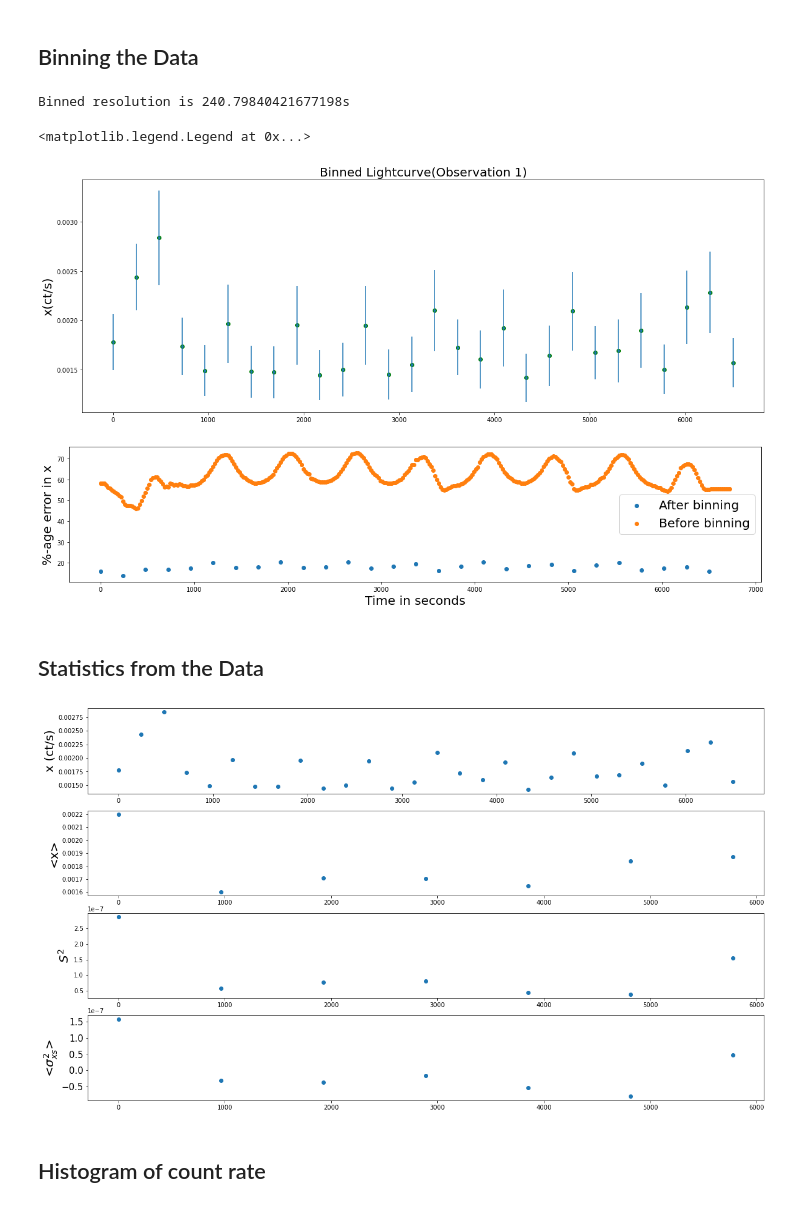
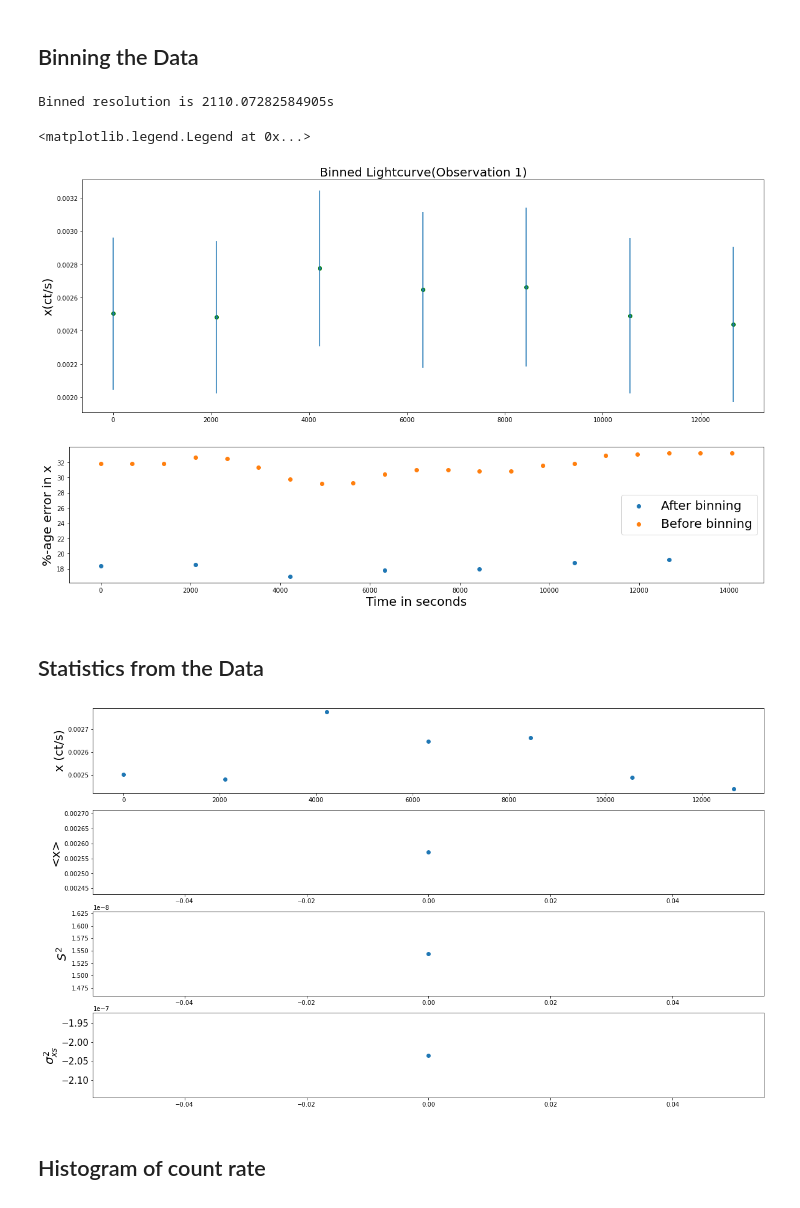
Before and after one commit to Samrat0512/IIST-MS-Project, a Jupyter notebook: Lightcurves/new_source_3/ACIS_Broad_Band.ipynb, the cells around one changed output. Drawn from its saved outputs; the diff is of its cells as text; code cells hidden in the pictures.

```diff
--- a/Lightcurves/new_source_3/ACIS_Broad_Band.ipynb
+++ b/Lightcurves/new_source_3/ACIS_Broad_Band.ipynb
@@ -9,7 +9,7 @@ from astropy.io import fits
 ### Broad Band
 # %%
 #Observation
-result_b_1 = fits.open('acisf10847_000N023_r0148b_lc3.fits')
+result_b_1 = fits.open('acisf10876_000N023_r0148b_lc3.fits')
 print(result_b_1.info())
 resolution_b_1 = result_b_1[1].header['TIMEDEL']
 print(f'Time resolution_1 = {resolution_b_1} s')
@@ -39,10 +39,10 @@ count_rate_b_1 = lc_b_1['COUNT_RATE']
 count_rate_err_b_1 = lc_b_1['COUNT_RATE_ERR']
 
 bg_count_rate_b_1 = bg_b_1['COUNT_RATE']
-bg_count_rate_err_b_1 = lc_b_1['COUNT_RATE_ERR']
+bg_count_rate_err_b_1 = bg_b_1['COUNT_RATE_ERR']
 
 net_count_rate_b_1 = count_rate_b_1 - bg_count_rate_b_1
-#net_err_b_1 = [(count_rate_err_b_1[i]**2 + bg_count_rate_err_b_1[i]**2)**0.5 for i in range(len(bg_count_rate_b_1))]
+net_err_b_1 = [(count_rate_err_b_1[i]**2 + bg_count_rate_err_b_1[i]**2)**0.5 for i in range(len(bg_count_rate_b_1))]
 
 #starting time from zero
 dt_b_1 = time_b_1 - time_b_1[0]
@@ -77,8 +70,8 @@ plt.hist(net_count_rate_b_1, bins = 14)
 # %% [markdown]
 ## Binning the Data
 # %%
-n_total_b_1 = 336 #Total data points
-n_bin_b_1 = 28 #Number of bins
+n_total_b_1 = 21 #Total data points
+n_bin_b_1 = 7 #Number of bins
 bin_size_b_1 = int(n_total_b_1/n_bin_b_1) #Bin size in units of data points
 binned_resolution_b_1 = bin_size_b_1*resolution_b_1
 print(f'Binned resolution is {binned_resolution_b_1}s')
@@ -90,45 +83,45 @@ err_binned_b_1 = np.zeros(n_bin_b_1)
 for i in range(n_bin_b_1):
     t_binned_b_1[i] = dt_b_1[bin_size_b_1*i]
 for i in range(n_bin_b_1):
     sum_err_sq = 0
     for j in range((bin_size_b_1)):
         #summing and averaging all the counts
-        cr_binned_b_1[i] += count_rate_b_1[j+i*bin_size_b_1]/bin_size_b_1
+        cr_binned_b_1[i] += net_count_rate_b_1[j+i*bin_size_b_1]/bin_size_b_1
         #summing square errors
-        sum_err_sq += count_rate_err_b_1[j+i*bin_size_b_1]**2
+        sum_err_sq += net_err_b_1[j+i*bin_size_b_1]**2
     err_binned_b_1[i] = (sum_err_sq/bin_size_b_1**2)**0.5
 
 #Percentage error before and after binning
 err_percent_binned_b_1 = []
 err_percent_b_1 = []
 for i in range(n_bin_b_1):
     err_percent_binned_b_1.append((err_binned_b_1[i]/cr_binned_b_1[i])*100)
 for i in range(n_total_b_1):
-    err_percent_b_1.append((count_rate_err_b_1[i]/count_rate_b_1[i])*100)
+    err_percent_b_1.append((net_err_b_1[i]/net_count_rate_b_1[i])*100)
 
 plt.figure(figsize = [20,7], facecolor = 'w')
 plt.scatter(t_binned_b_1,cr_binned_b_1,c='green')
 plt.errorbar(t_binned_b_1, cr_binned_b_1, err_binned_b_1,fmt = '.')
 plt.title('Binned Lightcurve(Observation 1)', fontsize = 20)
 plt.ylabel('x(ct/s)', fontsize = 20)
 plt.figure(figsize = [20,4], facecolor = 'w')
 plt.scatter(t_binned_b_1,err_percent_binned_b_1, label = 'After binning')
 plt.scatter(dt_b_1[:n_total_b_1],err_percent_b_1, label = 'Before binning')
 #plt.ylim(9.3,11)
 plt.ylabel('%-age error in x', fontsize = 20)
 plt.xlabel('Time in seconds', fontsize = 20)
 plt.legend(fontsize = 20)
 # %% [output]
-Binned resolution is 240.79840421677198s
+Binned resolution is 2110.07282584905s
 <matplotlib.legend.Legend at 0x...>
-[figure, old version]
+[figure, new version]
-[figure, old version]
+[figure, new version]
 # %% [markdown]
 ## Statistics from the Data
 # %%
 #MAKING AVG FLUX OF EVERY 20 POINTS
-n_binned = 28#Total data points(already binned)
-bin_size = 4 #size of the bin in data points
+n_binned = 7#Total data points(already binned)
+bin_size = 7 #size of the bin in data points
 n_points = int(n_binned/bin_size) #no. of data points
 
 #print(n_points)
@@ -182,11 +175,11 @@ ax3.set_ylabel('$S^2$', fontsize = 20)
 y = plt.yticks(fontsize = 15)
 #ax3.set_yscale('log')
 ax4.scatter(t_avg, xs_var)
-ax4.set_ylabel('<$σ_{xs}^2$>', fontsize = 20)
+ax4.set_ylabel('$σ_{xs}^2$', fontsize = 20)
 y = plt.yticks(fontsize = 15)
 #ax4.set_yscale('log')
 # %% [output]
-[figure, old version]
+[figure, new version]
 # %% [markdown]
 ## Histogram of count rate
 # %% [markdown]
```
Also changed, not shown: parts of 6 cells of this notebook, 5 other files.
